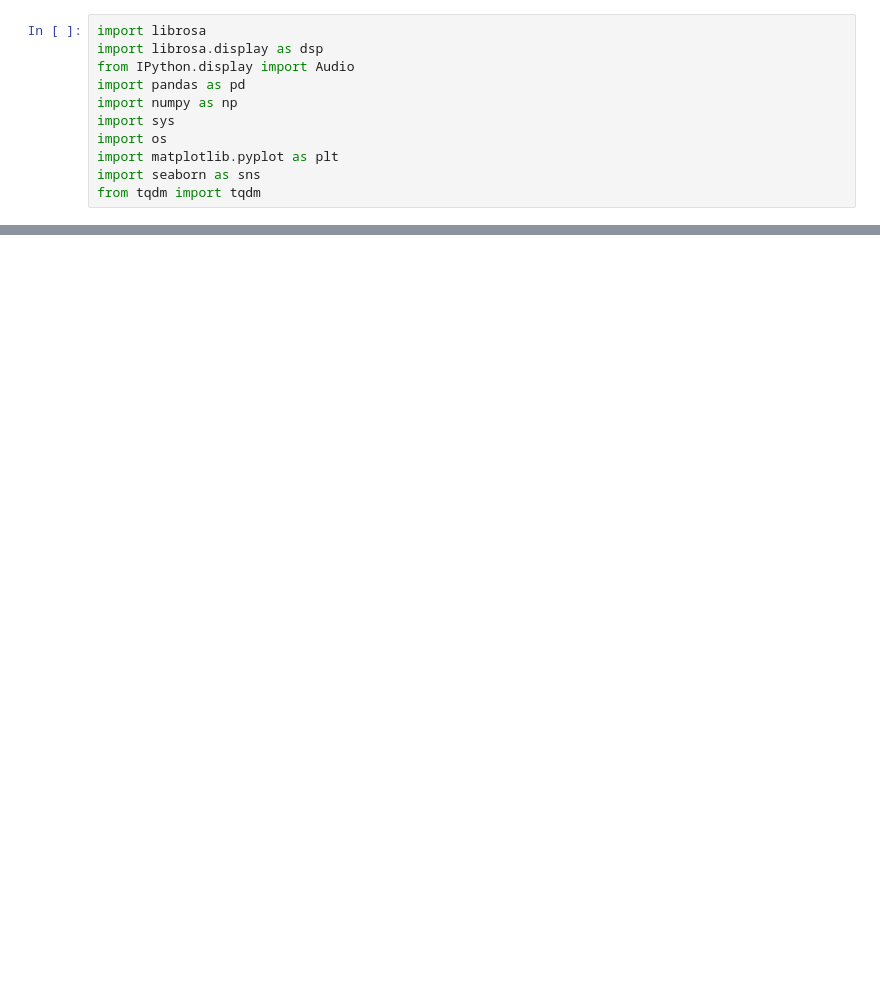
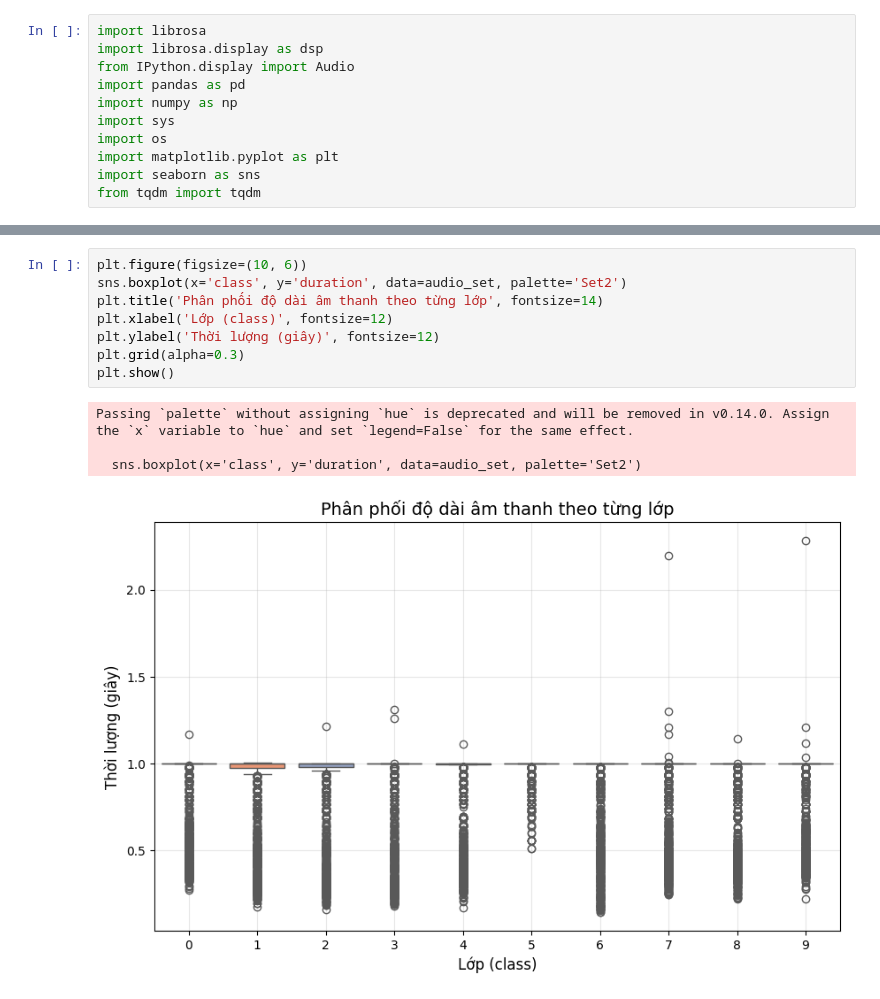
Before and after one commit to ChiThanh512/Machine-Learning-Project-251---CEML1, a Jupyter notebook: HPMR/notebooks/main.ipynb, the cells around one changed output, grey strips where cells are left out. Drawn from its saved outputs; the diff is of its cells as text; blank space fills up the shorter version.

```diff
--- a/HPMR/notebooks/main.ipynb
+++ b/HPMR/notebooks/main.ipynb
@@ -85,0 +248,13 @@ df.head()
+# %%
+plt.figure(figsize=(10, 6))
+sns.boxplot(x='class', y='duration', data=audio_set, palette='Set2')
+plt.title('Phân phối độ dài âm thanh theo từng lớp', fontsize=14)
+plt.xlabel('Lớp (class)', fontsize=12)
+plt.ylabel('Thời lượng (giây)', fontsize=12)
+plt.grid(alpha=0.3)
+plt.show()
+# %% [output]
+Passing `palette` without assigning `hue` is deprecated and will be removed in v0.14.0. Assign the `x` variable to `hue` and set `legend=False` for the same effect.
+
+  sns.boxplot(x='class', y='duration', data=audio_set, palette='Set2')
+[figure, added]
```
Also changed, not shown: parts of 46 cells of this notebook.
